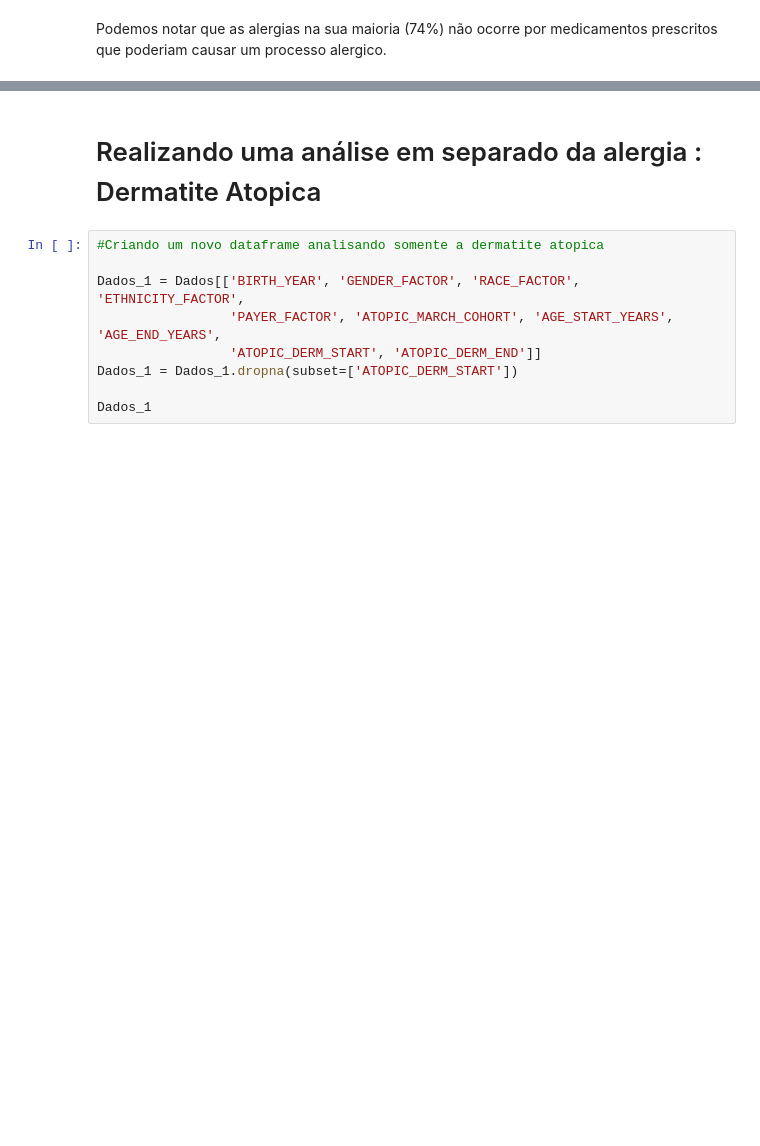
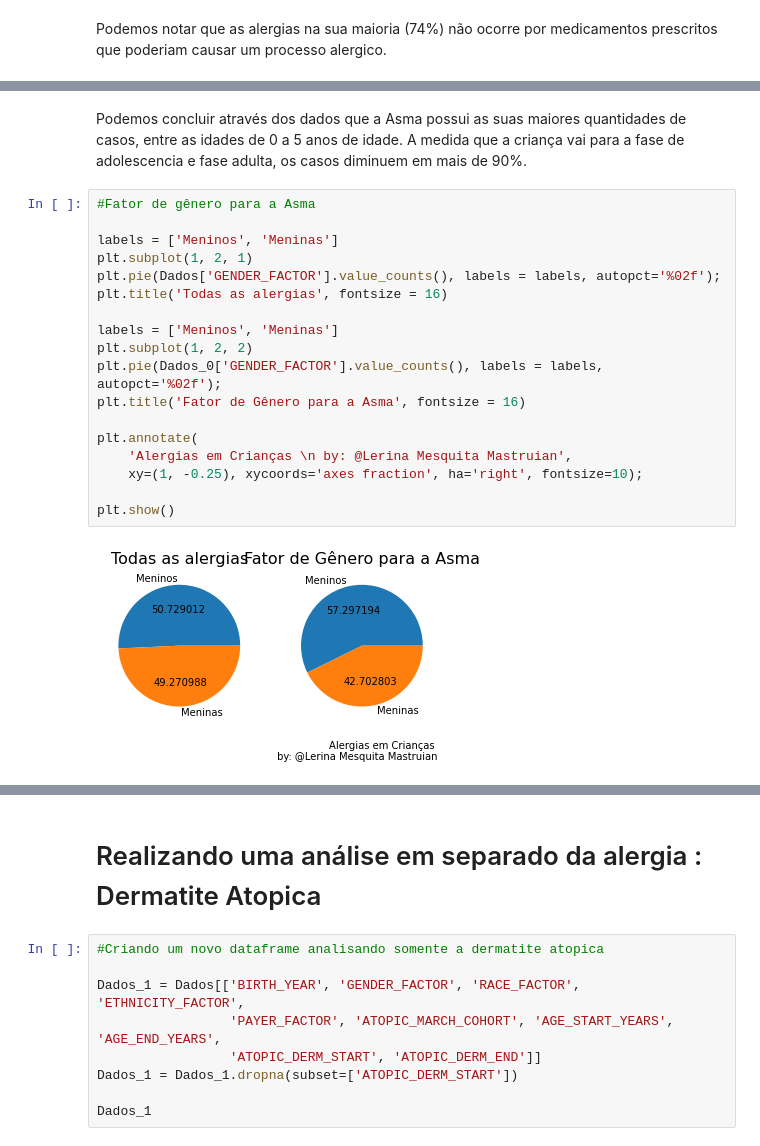
Before and after one commit to LerinaMM/childhood_allergies, a Jupyter notebook: Childhood_Allergies.ipynb, the cells around one changed output, grey strips where cells are left out. Cells and saved outputs as stored; diff of their text form; blank space fills up the shorter version.

```diff
--- a/Childhood_Allergies.ipynb
+++ b/Childhood_Allergies.ipynb
@@ -256,0 +327,22 @@ Podemos notar que as alergias na sua maioria (74%) não ocorre por medicamentos
+# %% [markdown]
+Podemos concluir através dos dados que a Asma possui as suas maiores quantidades de casos, entre as idades de 0 a 5 anos de idade. A medida que a criança vai para a fase de adolescencia e fase adulta, os casos diminuem em mais de 90%.
+# %%
+#Fator de gênero para a Asma
+
+labels = ['Meninos', 'Meninas']
+plt.subplot(1, 2, 1)
+plt.pie(Dados['GENDER_FACTOR'].value_counts(), labels = labels, autopct='%02f');
+plt.title('Todas as alergias', fontsize = 16)
+
+labels = ['Meninos', 'Meninas']
+plt.subplot(1, 2, 2)
+plt.pie(Dados_0['GENDER_FACTOR'].value_counts(), labels = labels, autopct='%02f');
+plt.title('Fator de Gênero para a Asma', fontsize = 16)
+
+plt.annotate(
+    'Alergias em Crianças \n by: @Lerina Mesquita Mastruian',
+    xy=(1, -0.25), xycoords='axes fraction', ha='right', fontsize=10);
+
+plt.show()
+# %% [output]
+[figure, added]
```
Also changed, not shown: parts of 20 cells of this notebook.
